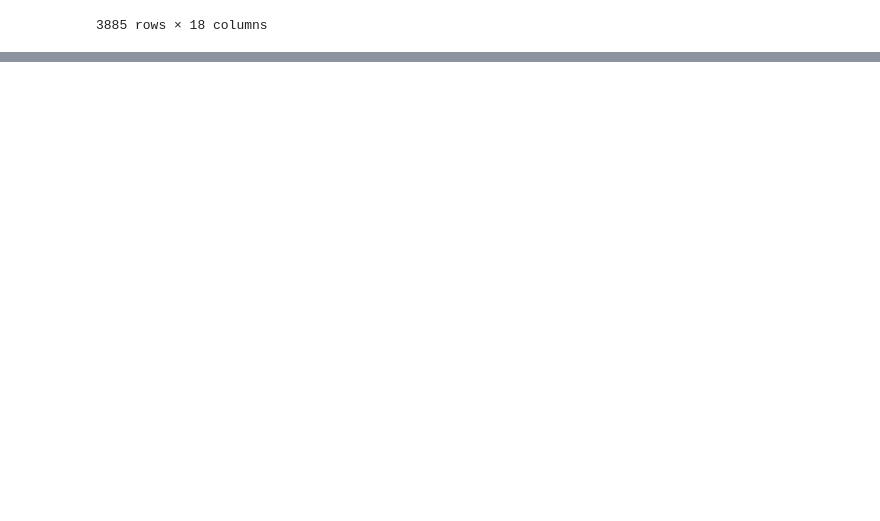
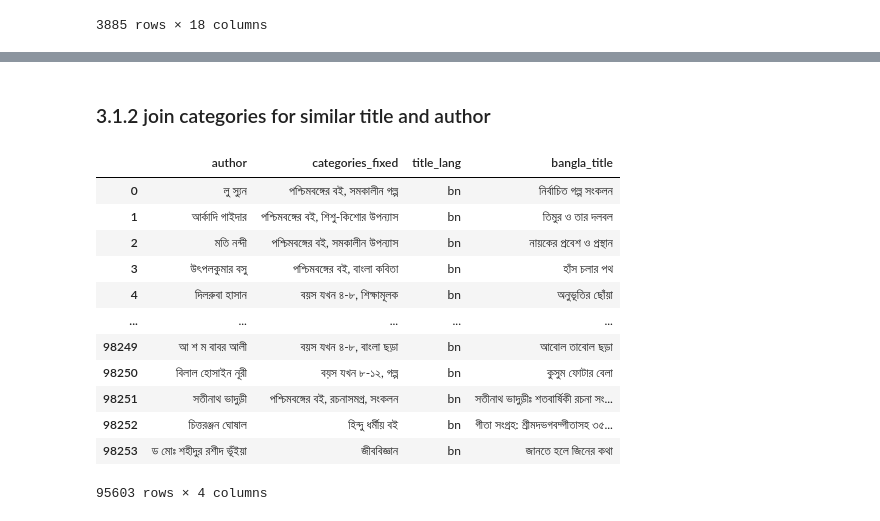
Before and after one commit to Tasfiq-K/recommendation_system_rokomari_books, a Jupyter notebook: notebooks/preprocessing_bn_books_title.ipynb, the cells around one changed output, grey strips where cells are left out. Cells and saved outputs as stored; diff of their text form; code cells hidden in the pictures; blank space fills up the shorter version.

```diff
--- a/notebooks/preprocessing_bn_books_title.ipynb
+++ b/notebooks/preprocessing_bn_books_title.ipynb
@@ -257,0 +348,22 @@ pd.concat(g for _, g in duplicated_df.groupby("bangla_title") if len(g) > 1)
+# %% [markdown]
+### 3.1.2 join categories for similar title and author
+# %%
+df_bn_copy = df_bn.copy()
+# %%
+df_bn_copy.drop(['categories','n_ratings',	'n_reviews','price',	'prod_img_link'	,'publisher',	'rating',	'summary',	'title',	'language',	'summary_availability',	'language_author'	,'language_categories', 'isbn'],axis=1, inplace=True)
+# %%
+df_bn_copy
+# %% [output]
+|  | author | categories_fixed | title_lang | bangla_title |
+| 0 | লু স্যুন | পশ্চিমবঙ্গের বই, সমকালীন গল্প | bn | নির্বাচিত গল্প সংকলন |
+| 1 | আর্কাদি গাইদার | পশ্চিমবঙ্গের বই, শিশু-কিশোর উপন্যাস | bn | তিমুর ও তার দলবল |
+| 2 | মতি নন্দী | পশ্চিমবঙ্গের বই, সমকালীন উপন্যাস | bn | নায়কের প্রবেশ ও প্রস্থান |
+| 3 | উৎপলকুমার বসু | পশ্চিমবঙ্গের বই, বাংলা কবিতা | bn | হাঁস চলার পথ |
+| 4 | দিলরুবা হাসান | বয়স যখন ৪-৮, শিক্ষামূলক | bn | অনুভূতির ছোঁয়া |
+| ... | ... | ... | ... | ... |
+| 98249 | আ শ ম বাবর আলী | বয়স যখন ৪-৮, বাংলা ছড়া | bn | আবোল তাবোল ছড়া |
+| 98250 | বিলাল হোসাইন নূরী | বয়স যখন ৮-১২, গল্প | bn | কুসুম ফোটার বেলা |
+| 98251 | সতীনাথ ভাদুড়ী | পশ্চিমবঙ্গের বই, রচনাসমগ্র, সংকলন | bn | সতীনাথ ভাদুড়ীঃ শতবার্ষিকী রচনা সং... |
+| 98252 | চিত্তরঞ্জন ঘোষাল | হিন্দু ধর্মীয় বই | bn | গীতা সংগ্রহ: শ্রীমদভগবদ্গীতাসহ ৩৫... |
+| 98253 | ড মোঃ শহীদুর রশীদ ভূঁইয়া | জীববিজ্ঞান | bn | জানতে হলে জিনের কথা |
+95603 rows × 4 columns
```
Also changed, not shown: parts of 22 cells of this notebook.
